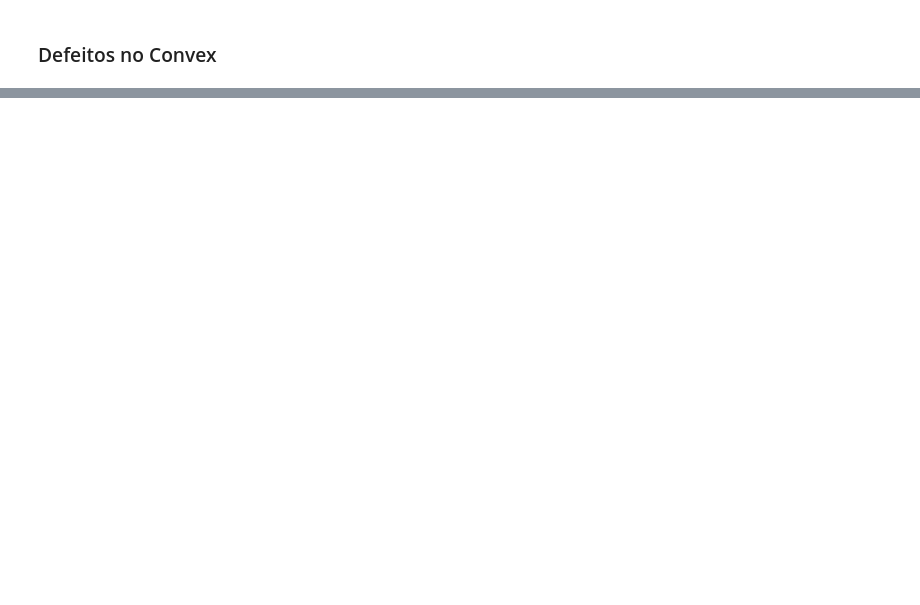
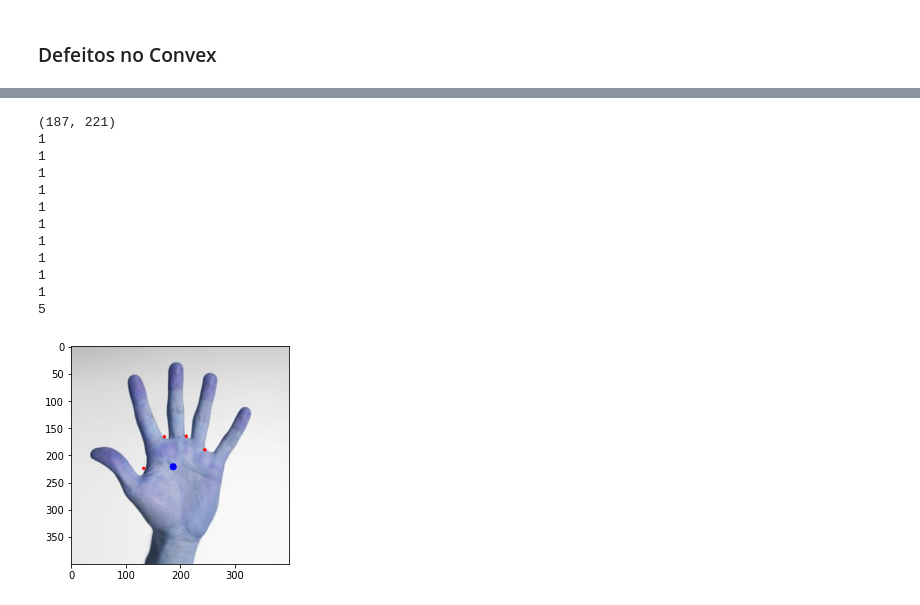
Before and after one commit to GodKelvin/PDI_Contagem_Dedos, a Jupyter notebook: Kelvin_Lehrback_Contagem_Dedos.ipynb, the cells around one changed output, grey strips where cells are left out. Drawn from its saved outputs; the diff is of its cells as text; code cells hidden in the pictures; blank space fills up the shorter version.

```diff
--- a/Kelvin_Lehrback_Contagem_Dedos.ipynb
+++ b/Kelvin_Lehrback_Contagem_Dedos.ipynb
@@ -222,0 +187,69 @@ print(l)
+# %%
+#TESTE CONTAR DEDOS
+import math
+centro = get_only_centr_img(imagem.copy(), contorno)
+print(centro)
+hull = cv2.convexHull(contorno, returnPoints = False)
+defects = cv2.convexityDefects(contorno, hull)
+
+imagem_copia = imagem.copy()
+cv2.circle(imagem_copia, centro, 3, [0,0,255], 6)
+#show_img(imagem_copia)
+l = 0
+for i in range(defects.shape[0]):
+    s, e, f, d = defects[i, 0]
+
+    start = tuple(contorno[s][0])
+    end = tuple(contorno[e][0])
+    far = tuple(contorno[f][0])
+    pt = (100, 180)
+
+    #Encontrar o tamanho de todos os lados do triangulo
+    a = math.sqrt((end[0] - start[0])**2 + (end[1] - start[1])**2)
+    b = math.sqrt((far[0] - start[0])**2 + (far[1] - start[1])**2)
+    c = math.sqrt((end[0] - far[0])**2 + (end[1] - far[1])**2)
+    s = (a+b+c)/2
+    ar = math.sqrt(s*(s-a)*(s-b)*(s-c))
+
+    #Distancia entre o ponto e o convex hull
+    d=(2*ar)/a
+
+    angle = math.acos((b**2 + c**2 - a**2)/(2*b*c)) * 57
+    if angle <= 90 and d>30:
+        #print(angle)
+        l += 1
+        cv2.circle(imagem_copia, far, 3, [255,0,0], -1)
+
+    #print(angle)
+    if(angle >= 90 and d < 30):
+        #print(angle)
+        print(1)
+        #cv2.circle(imagem_copia, far, 3, [0,255,0], 6)
+        #cv2.line(imagem_copia,start, end, [0,255,0], 2)
+    #draw lines around hand
+    #print(start, end)
+    #cv2.line(imagem_copia,start, end, [0,255,0], 2)
+    #show_img(imagem_copia)
+
+    #cv2.circle(imagem_copia, end, 3, [100,100,155], 10)
+
+l += 1
+print(l)
+show_img(imagem_copia)
+#show_img(img_rect)
+#print(hull)
+#print(defects)
+# %% [output]
+(187, 221)
+1
+1
+1
+1
+1
+1
+1
+1
+1
+1
+5
+[figure, added]
```
Also changed, not shown: parts of 6 cells of this notebook.
